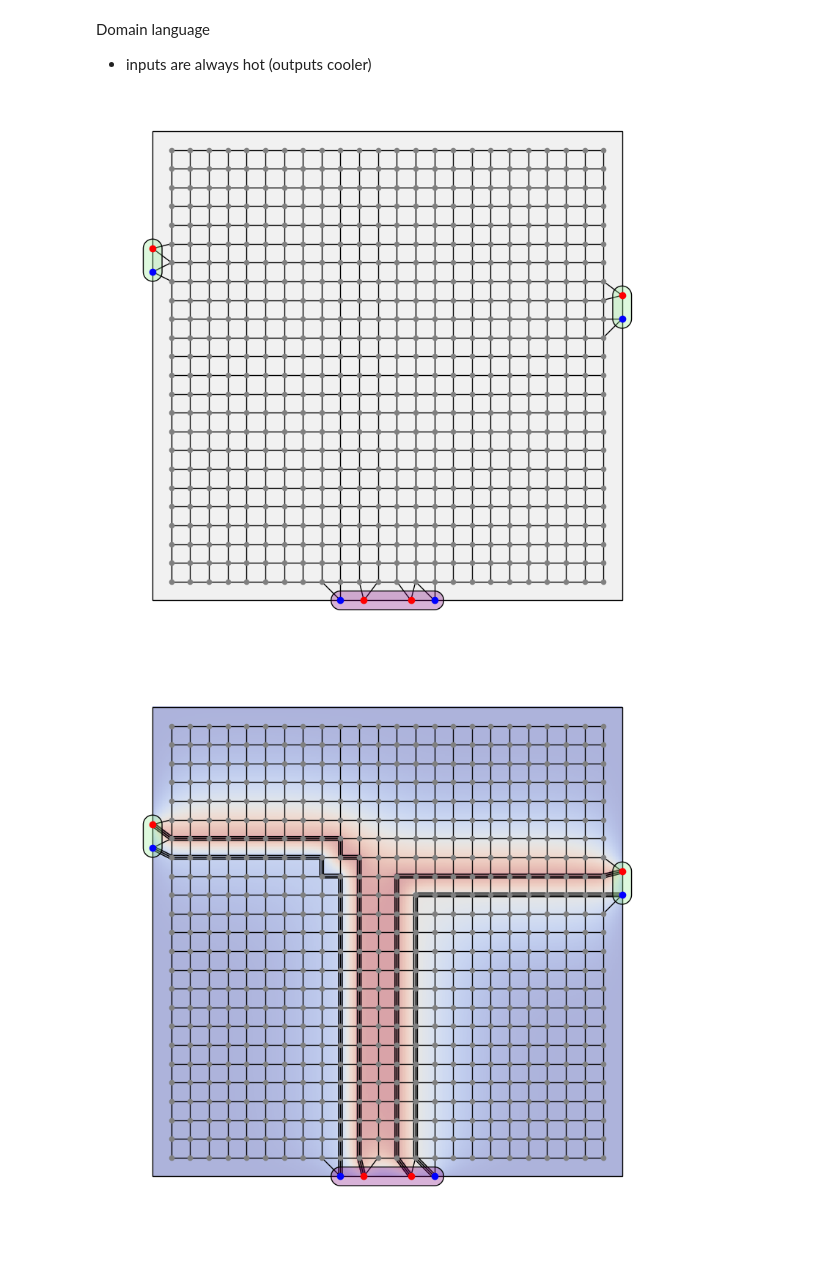
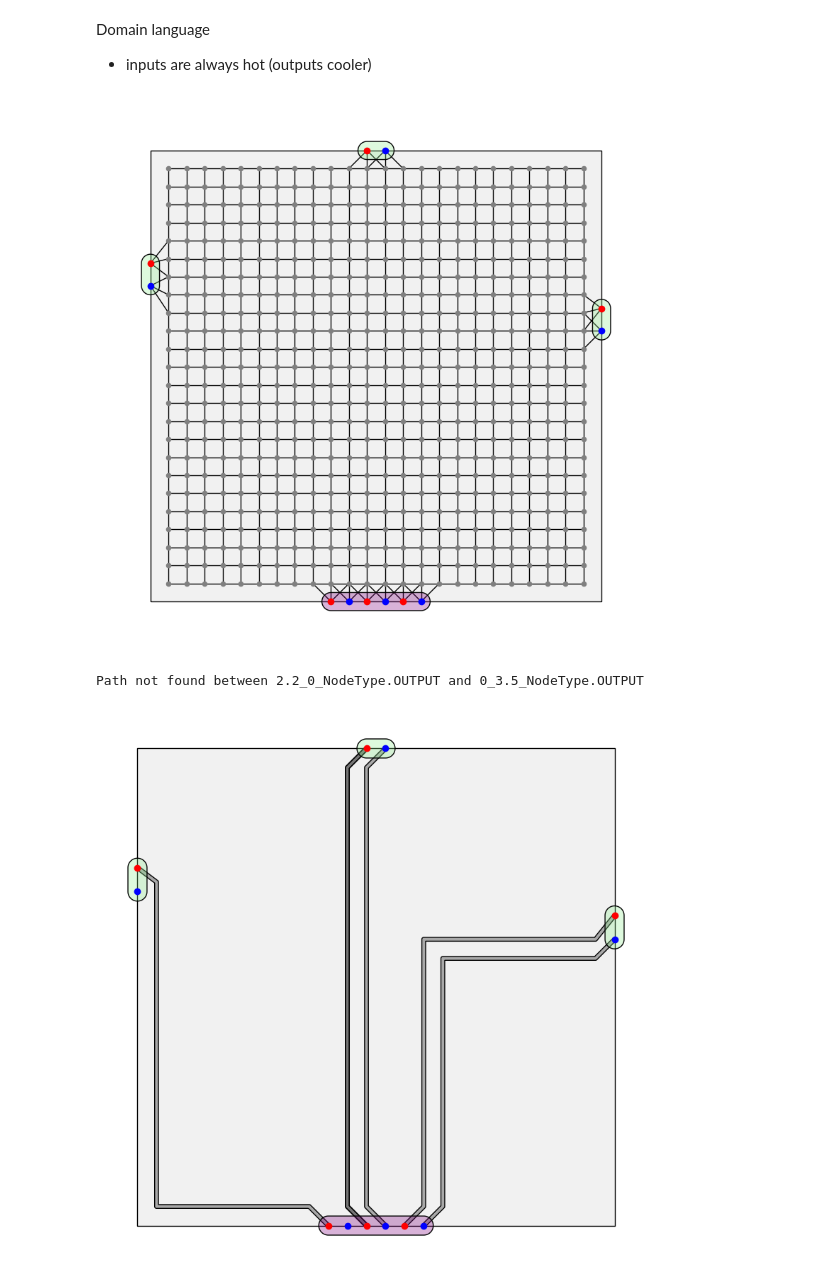
Before and after one commit to felixscode/opti-pipe, a Jupyter notebook: jupyter/prof.ipynb, the cells around one changed output. Saved outputs shown, nothing was run; the diff lists cells and outputs as text; code cells hidden in the pictures.

```diff
--- a/jupyter/prof.ipynb
+++ b/jupyter/prof.ipynb
@@ -14,14 +14,17 @@ config = load_config()
 floor = Floor(config=config,corners=[(0,0),(0,5),(5,5),(5,0)])
 
 distributor = Distributor(config=config,nodes=(
-    Node(config,2.25,0,node_type=NodeType.INPUT),
-    Node(config,2.75,0,node_type=NodeType.INPUT),
-    Node(config,3,0,node_type=NodeType.OUTPUT),
-    Node(config,2,0,node_type=NodeType.OUTPUT)),
+    Node(config,2.0,0,node_type=NodeType.INPUT),
+    Node(config,2.2,0,node_type=NodeType.OUTPUT),
+    Node(config,2.4,0,node_type=NodeType.INPUT),
+    Node(config,2.6,0,node_type=NodeType.OUTPUT),
+    Node(config,2.8,0,node_type=NodeType.INPUT),
+    Node(config,3.0,0,node_type=NodeType.OUTPUT)),
     heat_per_node=1)
 
-room_connections = (RoomConnection(config,output=Node(config,0,3.5,node_type=NodeType.OUTPUT),input=Node(config,0,3.75,node_type=NodeType.INPUT),heat_loss=0.8),
-                    RoomConnection(config,output=Node(config,5,3,node_type=NodeType.OUTPUT),input=Node(config,5,3.25,node_type=NodeType.INPUT),heat_loss=0.5))
+room_connections = (RoomConnection(config,output=Node(config,0,3.75,node_type=NodeType.OUTPUT),input=Node(config,0,3.5,node_type=NodeType.INPUT),heat_loss=0.8),
+                    RoomConnection(config,output=Node(config,5,3,node_type=NodeType.OUTPUT),input=Node(config,5,3.25,node_type=NodeType.INPUT),heat_loss=0.5),
+                    RoomConnection(config,output=Node(config,2.6,5,node_type=NodeType.OUTPUT),input=Node(config,2.4,5,node_type=NodeType.INPUT),heat_loss=0.3))
 # %%
 model = Model(
     config = config,
@@ -35,15 +38,17 @@ grid_size = 0.2
 model.add_graph(grid_size)
 model.render(show_graph=True)
 # %% [output]
-[figure, old version]
+[figure, new version]
 # %%
 model.pipes = tuple()
 router = NaiveRouter(config,model,grid_size)
 model = router.route()
-model.render(show_graph=False,render_heat_distribution=True)
+model.render(show_graph=False,render_heat_distribution=False)
+
 # from opti_pipe.router import Utils
 # line_string = Utils.get_centerline(model,grid_size)
 # from shapely.plotting import plot_polygon
 # plot_polygon(line_string)
 # %% [output]
+Path not found between 2.2_0_NodeType.OUTPUT and 0_3.5_NodeType.OUTPUT
-[figure, old version]
+[figure, new version]
```
Also changed, not shown: parts of 1 cell of this notebook, 3 other files.
